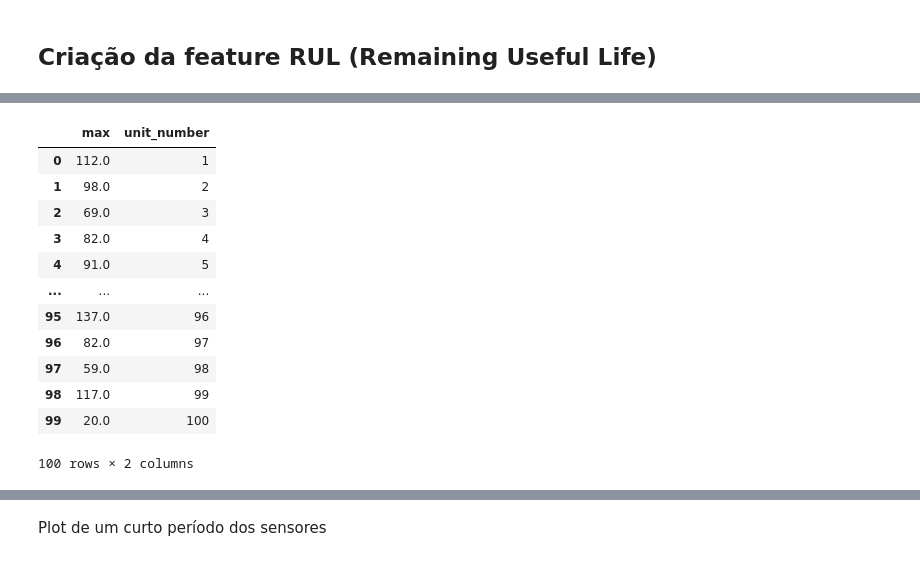
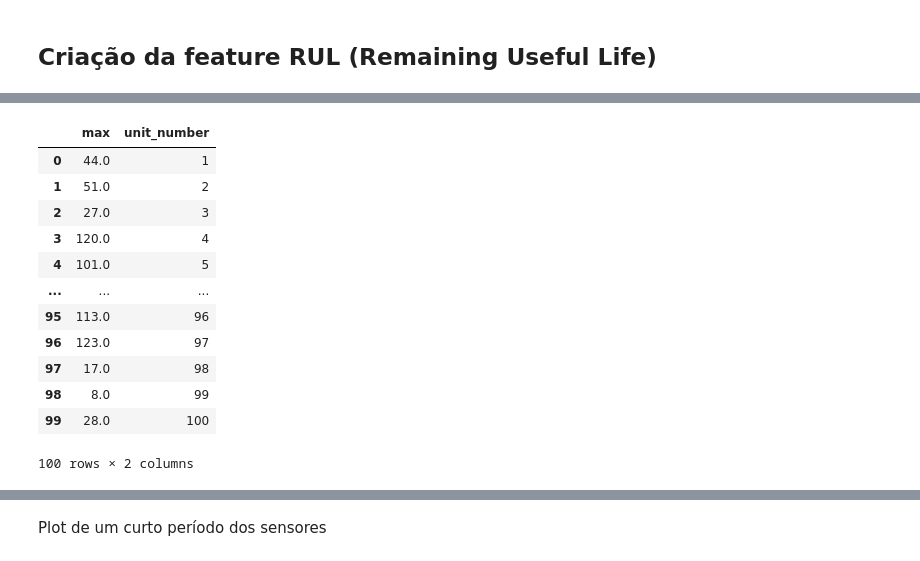
Before and after one commit to marcelov-aguiar/pdm_turbofan, a Jupyter notebook: code/2_exploratory_analysis/exploratory_test.ipynb, the cells around one changed output, grey strips where cells are left out. Saved outputs shown, nothing was run; the diff lists cells and outputs as text; code cells hidden in the pictures.

```diff
--- a/code/2_exploratory_analysis/exploratory_test.ipynb
+++ b/code/2_exploratory_analysis/exploratory_test.ipynb
@@ -122,20 +122,20 @@ df_test_rul
 100 rows × 2 columns
 # %%
-df_rul = format_data.read_txt_rul('RUL_FD001.txt')
+df_rul = format_data.read_txt_rul(f'RUL_{equipment}.txt')
 df_rul
 # %% [output]
 |  | max | unit_number |
-| 0 | 112.0 | 1 |
-| 1 | 98.0 | 2 |
-| 2 | 69.0 | 3 |
-| 3 | 82.0 | 4 |
-| 4 | 91.0 | 5 |
+| 0 | 44.0 | 1 |
+| 1 | 51.0 | 2 |
+| 2 | 27.0 | 3 |
+| 3 | 120.0 | 4 |
+| 4 | 101.0 | 5 |
 | ... | ... | ... |
-| 95 | 137.0 | 96 |
-| 96 | 82.0 | 97 |
-| 97 | 59.0 | 98 |
-| 98 | 117.0 | 99 |
-| 99 | 20.0 | 100 |
+| 95 | 113.0 | 96 |
+| 96 | 123.0 | 97 |
+| 97 | 17.0 | 98 |
+| 98 | 8.0 | 99 |
+| 99 | 28.0 | 100 |
 100 rows × 2 columns
 # %%
 df_rul['TOTAL_RUL'] = df_test_rul['max'] + df_rul['max']
```
Also changed, not shown: parts of 16 cells of this notebook, 32 other files.
